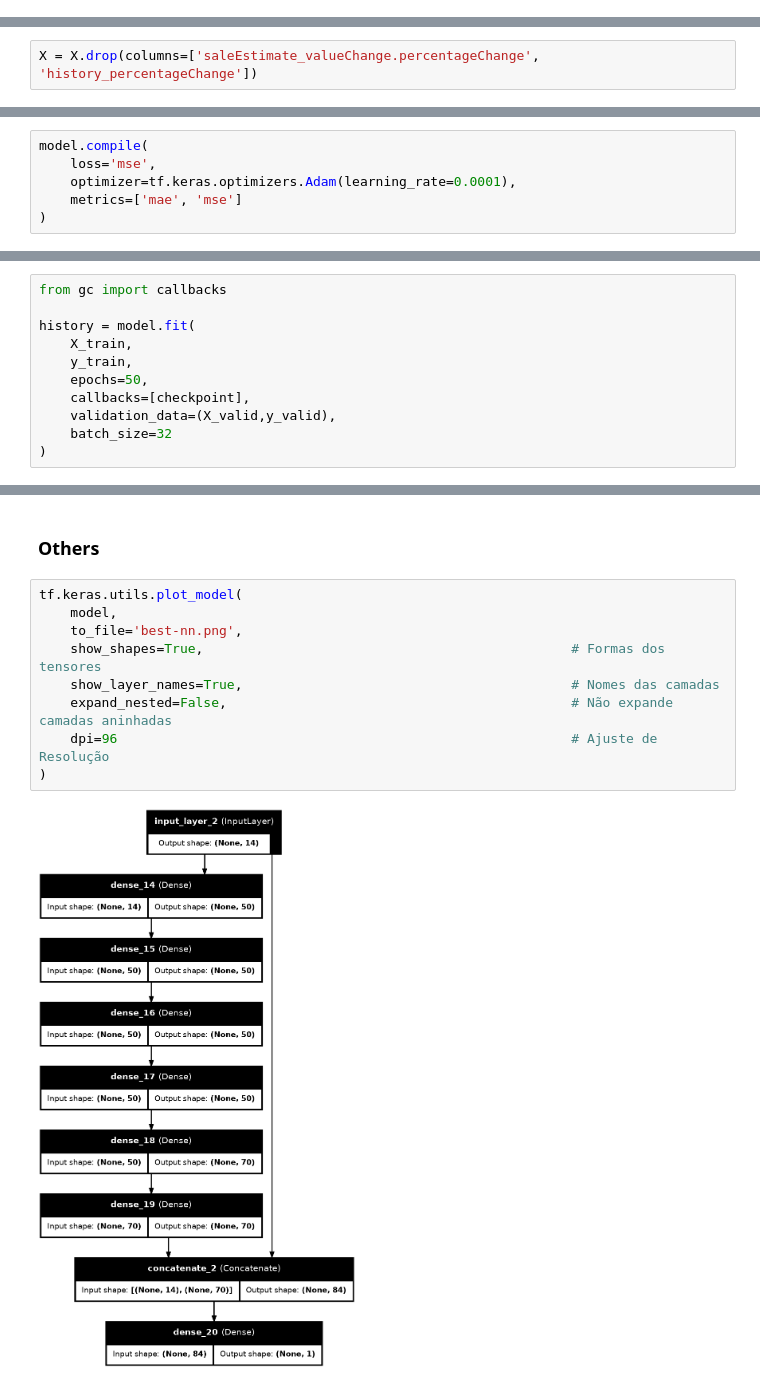
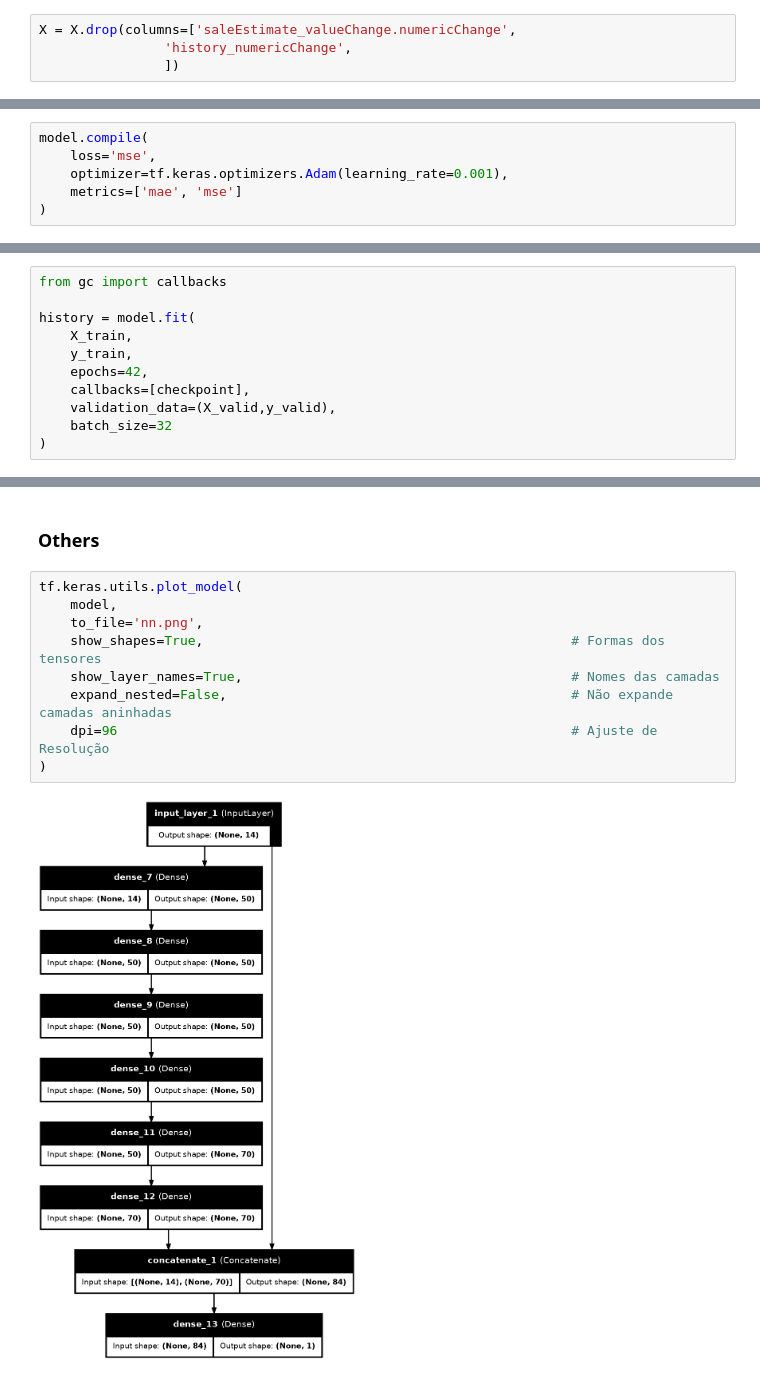
Before and after one commit to ju4nv1e1r4/real-estate-dl, a Jupyter notebook: src/pynb/main.ipynb, the cells around one changed output, grey strips where cells are left out. Drawn from its saved outputs; the diff is of its cells as text.

```diff
--- a/src/pynb/main.ipynb
+++ b/src/pynb/main.ipynb
@@ -25,0 +51,4 @@ X, y = pd.read_csv(train), pd.read_csv(test)
+# %%
+X = X.drop(columns=['saleEstimate_valueChange.numericChange',
+                'history_numericChange',
+                ])
@@ -43,2 +76,0 @@ Index(['latitude', 'longitude', 'bathrooms', 'bedrooms', 'floorAreaSqM',
-# %%
-X = X.drop(columns=['saleEstimate_valueChange.percentageChange', 'history_percentageChange'])
@@ -181,7 +211,7 @@ Model: "functional_2"
 # %%
 model.compile(
     loss='mse',
-    optimizer=tf.keras.optimizers.Adam(learning_rate=0.0001),
+    optimizer=tf.keras.optimizers.Adam(learning_rate=0.001),
     metrics=['mae', 'mse']
 )
 # %%
@@ -195,7 +225,7 @@ from gc import callbacks
 history = model.fit(
     X_train,
     y_train,
-    epochs=50,
+    epochs=42,
     callbacks=[checkpoint],
     validation_data=(X_valid,y_valid),
     batch_size=32
@@ -422,11 +303,11 @@ plt.show()
 # %%
 tf.keras.utils.plot_model(
     model,
-    to_file='best-nn.png',
+    to_file='nn.png',
     show_shapes=True,                                               # Formas dos tensores
     show_layer_names=True,                                          # Nomes das camadas
     expand_nested=False,                                            # Não expande camadas aninhadas
     dpi=96                                                          # Ajuste de Resolução
 )
 # %% [output]
-[figure, old version]
+[figure, new version]
```
Also changed, not shown: parts of 30 cells of this notebook, 3 other files.
